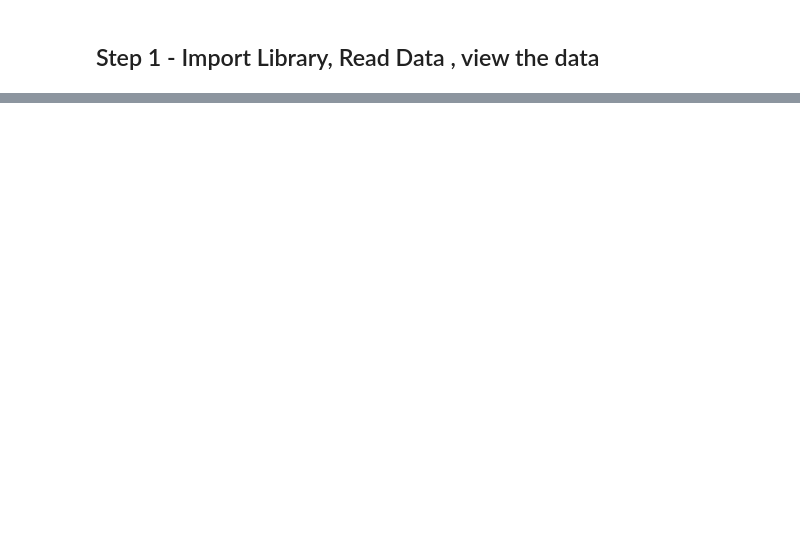
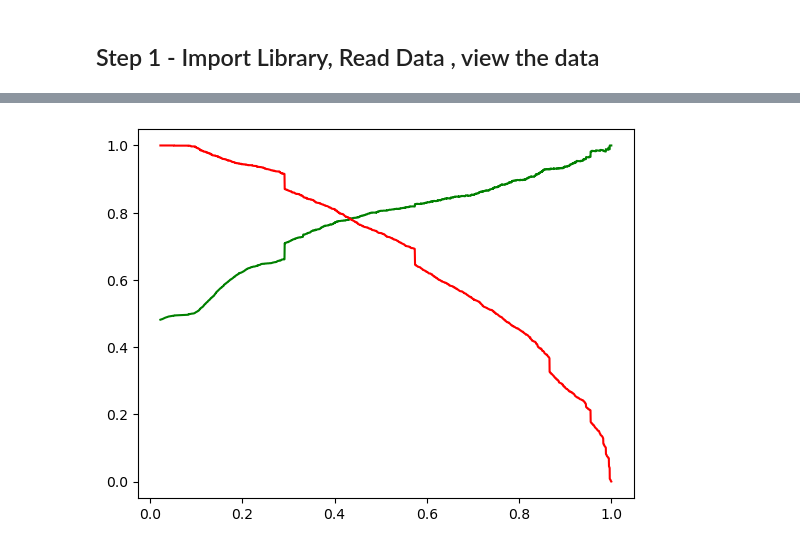
Before and after one commit to Nitukumari1108/LeadScoringCaseStudy, a Jupyter notebook: NK_CaseStudy.ipynb, the cells around one changed output, grey strips where cells are left out. Saved outputs shown, nothing was run; the diff lists cells and outputs as text; code cells hidden in the pictures; blank space fills up the shorter version.

```diff
--- a/NK_CaseStudy.ipynb
+++ b/NK_CaseStudy.ipynb
@@ -482,0 +1082,4 @@ ValueError: Could not interpret input 'Free_copy'
+# %%
+y_train_pred_final['final_predicted'] = y_train_pred_final.Conversion_Prob.map( lambda x: 1 if x > 0.42 else 0)
+
+y_train_pred_final.head()
@@ -482,0 +1333,8 @@ ValueError: Could not interpret input 'Free_copy'
+# %%
+p, r, thresholds = precision_recall_curve(y_train_pred_final.Converted, y_train_pred_final.Conversion_Prob)
+# %%
+plt.plot(thresholds, p[:-1], "g-")
+plt.plot(thresholds, r[:-1], "r-")
+plt.show()
+# %% [output]
+[figure, added]
```
Also changed, not shown: parts of 219 cells of this notebook.
